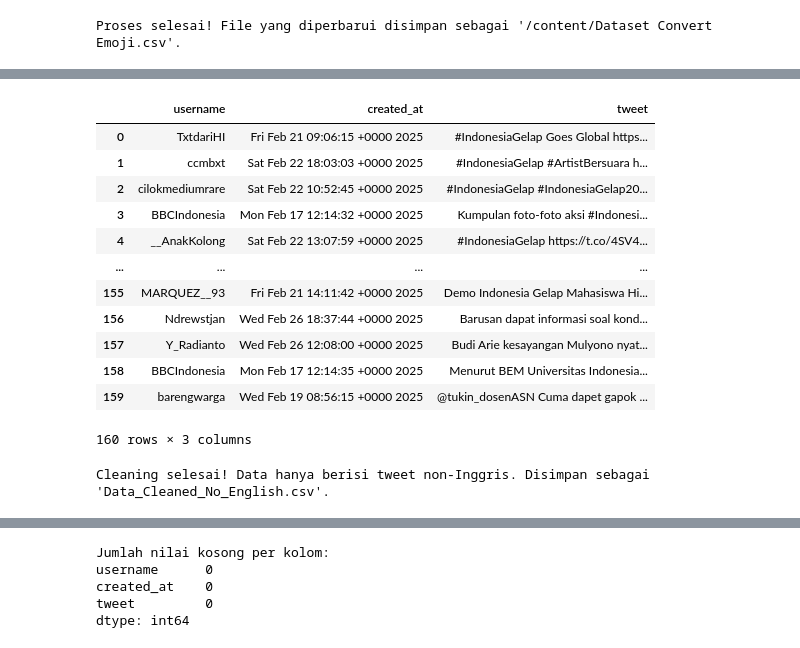
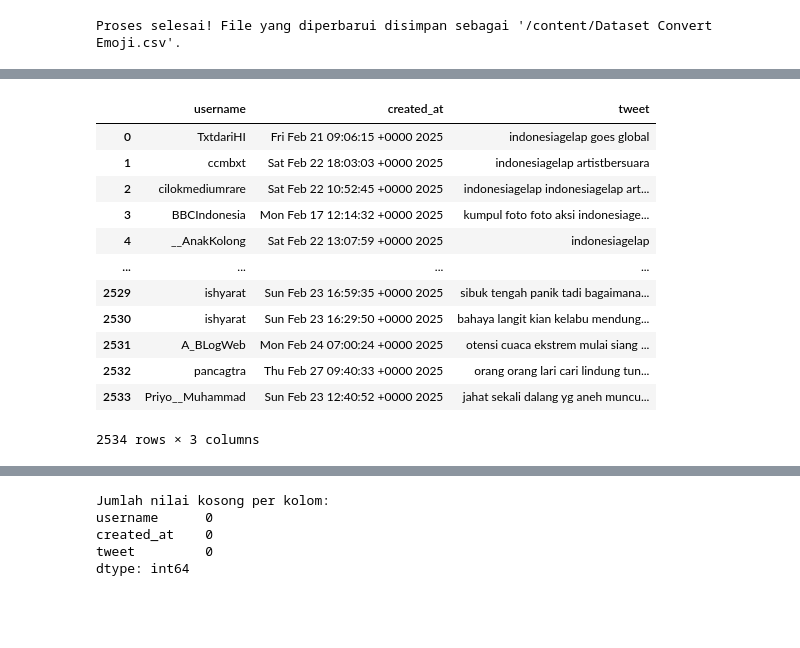
Before and after one commit to DhaniAAA/Scrapping-Ulasan, a Jupyter notebook: Teks_Klasifikasi.ipynb, the cells around one changed output, grey strips where cells are left out. Saved outputs shown, nothing was run; the diff lists cells and outputs as text; code cells hidden in the pictures; blank space fills up the shorter version.

```diff
--- a/Teks_Klasifikasi.ipynb
+++ b/Teks_Klasifikasi.ipynb
@@ -95,59 +144,17 @@ Proses selesai! File yang diperbarui disimpan sebagai '/content/Dataset Convert
 # %%
-df=pd.read_csv("/content/Data Merge - Date-user-tweet.csv")
-df.head(160)
+df = pd.read_csv("/content/Data_Cleaned_Final.csv")
+df
 # %% [output]
 |  | username | created_at | tweet |
-| 0 | TxtdariHI | Fri Feb 21 09:06:15 +0000 2025 | #IndonesiaGelap Goes Global https... |
-| 1 | ccmbxt | Sat Feb 22 18:03:03 +0000 2025 | #IndonesiaGelap #ArtistBersuara h... |
-| 2 | cilokmediumrare | Sat Feb 22 10:52:45 +0000 2025 | #IndonesiaGelap #IndonesiaGelap20... |
-| 3 | BBCIndonesia | Mon Feb 17 12:14:32 +0000 2025 | Kumpulan foto-foto aksi #Indonesi... |
-| 4 | __AnakKolong | Sat Feb 22 13:07:59 +0000 2025 | #IndonesiaGelap https://t.co/4SV4... |
+| 0 | TxtdariHI | Fri Feb 21 09:06:15 +0000 2025 | indonesiagelap goes global |
+| 1 | ccmbxt | Sat Feb 22 18:03:03 +0000 2025 | indonesiagelap artistbersuara |
+| 2 | cilokmediumrare | Sat Feb 22 10:52:45 +0000 2025 | indonesiagelap indonesiagelap art... |
+| 3 | BBCIndonesia | Mon Feb 17 12:14:32 +0000 2025 | kumpul foto foto aksi indonesiage... |
+| 4 | __AnakKolong | Sat Feb 22 13:07:59 +0000 2025 | indonesiagelap |
 | ... | ... | ... | ... |
-| 155 | MARQUEZ__93 | Fri Feb 21 14:11:42 +0000 2025 | Demo Indonesia Gelap Mahasiswa Hi... |
-| 156 | Ndrewstjan | Wed Feb 26 18:37:44 +0000 2025 | Barusan dapat informasi soal kond... |
-| 157 | Y_Radianto | Wed Feb 26 12:08:00 +0000 2025 | Budi Arie kesayangan Mulyono nyat... |
-| 158 | BBCIndonesia | Mon Feb 17 12:14:35 +0000 2025 | Menurut BEM Universitas Indonesia... |
-| 159 | barengwarga | Wed Feb 19 08:56:15 +0000 2025 | @tukin_dosenASN Cuma dapet gapok ... |
+| 2529 | ishyarat | Sun Feb 23 16:59:35 +0000 2025 | sibuk tengah panik tadi bagaimana... |
+| 2530 | ishyarat | Sun Feb 23 16:29:50 +0000 2025 | bahaya langit kian kelabu mendung... |
+| 2531 | A_BLogWeb | Mon Feb 24 07:00:24 +0000 2025 | otensi cuaca ekstrem mulai siang ... |
+| 2532 | pancagtra | Thu Feb 27 09:40:33 +0000 2025 | orang orang lari cari lindung tun... |
+| 2533 | Priyo__Muhammad | Sun Feb 23 12:40:52 +0000 2025 | jahat sekali dalang yg aneh muncu... |
-160 rows × 3 columns
+2534 rows × 3 columns
-# %%
-#Cleaning Data
-import pandas as pd
-import re
-from langdetect import detect
-from langdetect.lang_detect_exception import LangDetectException
-
-# Baca dataset
-df = pd.read_csv('/content/Dataset Convert Emoji.csv')
-
-# Fungsi untuk membersihkan teks
-def clean_text(text):
-    text = str(text)
-    text = re.sub(r'http\S+|www\S+|@\w+|\d+|#', ' ', text)
-    text = re.sub(r"@\w+|#", ' ', text)                   # Hapus mention dan hashtag
-    text = re.sub(r"\d+", ' ', text)                      # Hapus angka
-    text = re.sub(r"[^\w\s]", ' ', text)                  # Hapus tanda baca
-    text = re.sub(r"\s+", ' ', text)                     # Hapus spasi berlebih
-    text = re.sub(r"_", ' ', text)
-    text = re.sub(r":", ' ', text)
-    return text
-
-# Bersihkan kolom tweet
-df['tweet'] = df['tweet'].apply(clean_text)
-
-# Hapus baris yang mengandung bahasa Inggris
-def is_not_english(text):
-    try:
-        return detect(text) != 'en'  # True jika bukan bahasa Inggris
-    except LangDetectException:
-        return False
-df = df[df['tweet'].apply(is_not_english)]
-
-# Hapus duplikat berdasarkan teks tweet yang sudah dibersihkan
-df = df.drop_duplicates(subset='tweet', keep='first')
-
-# Simpan hasil
-df.to_csv('/content/Data_Cleaned.csv', index=False, encoding='utf-8-sig')
-
-print("Cleaning selesai! Data hanya berisi tweet non-Inggris. Disimpan sebagai 'Data_Cleaned_No_English.csv'.")
-# %% [output]
-Cleaning selesai! Data hanya berisi tweet non-Inggris. Disimpan sebagai 'Data_Cleaned_No_English.csv'.
```
Also changed, not shown: parts of 16 cells of this notebook.
